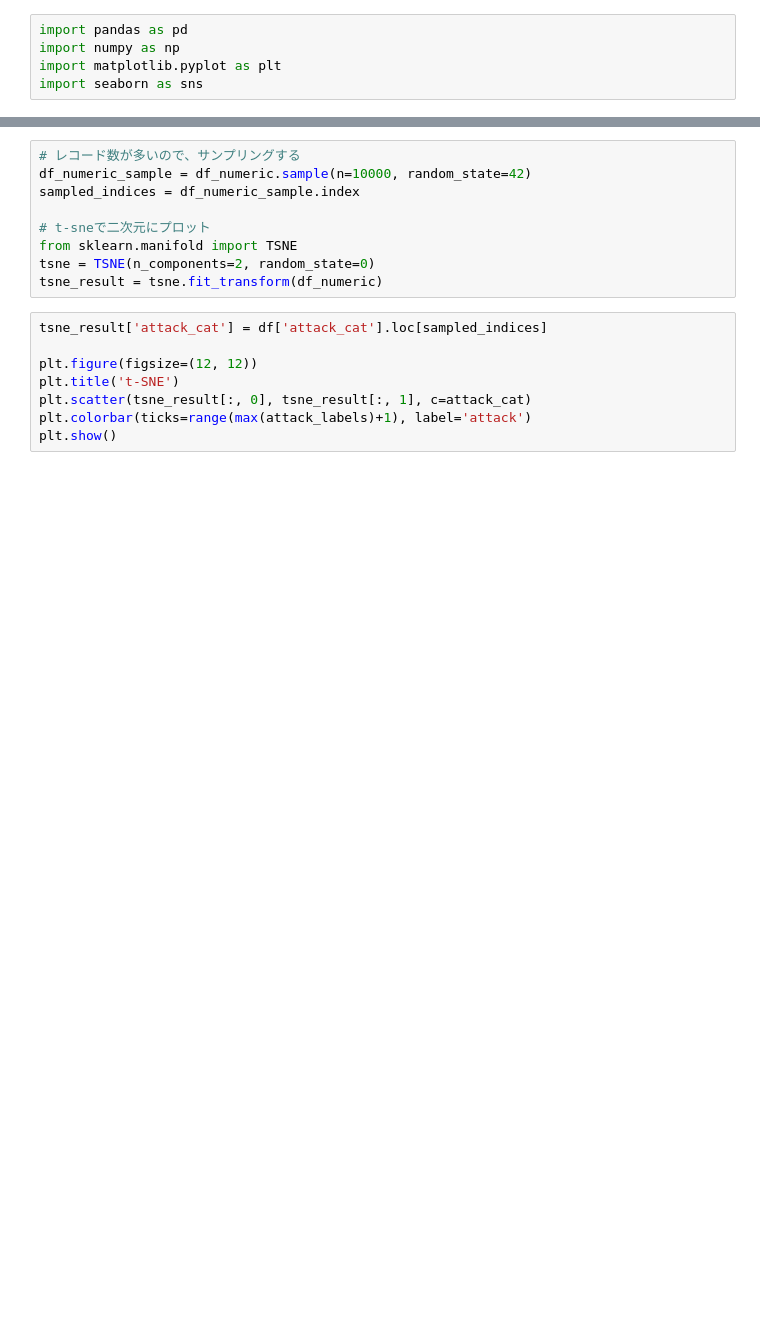
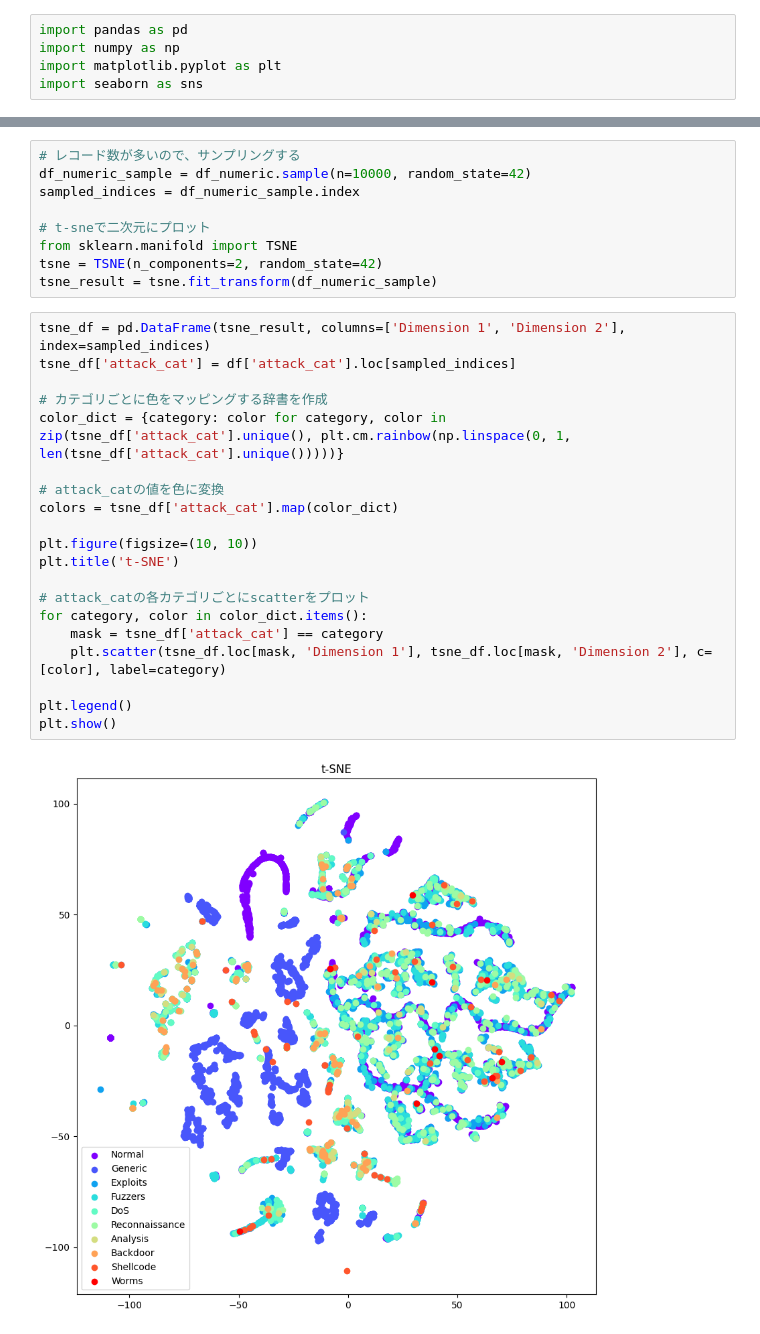
Before and after one commit to Sugata10723/IDS_IoT, a Jupyter notebook: plot_data.ipynb, the cells around one changed output, grey strips where cells are left out. Cells and saved outputs as stored; diff of their text form; blank space fills up the shorter version.

```diff
--- a/plot_data.ipynb
+++ b/plot_data.ipynb
@@ -27,13 +39,27 @@ sampled_indices = df_numeric_sample.index
 
 # t-sneで二次元にプロット
 from sklearn.manifold import TSNE
-tsne = TSNE(n_components=2, random_state=0)
-tsne_result = tsne.fit_transform(df_numeric)
+tsne = TSNE(n_components=2, random_state=42)
+tsne_result = tsne.fit_transform(df_numeric_sample)
-# %%
-tsne_result['attack_cat'] = df['attack_cat'].loc[sampled_indices]
-
-plt.figure(figsize=(12, 12))
-plt.title('t-SNE')
-plt.scatter(tsne_result[:, 0], tsne_result[:, 1], c=attack_cat)
-plt.colorbar(ticks=range(max(attack_labels)+1), label='attack')
-plt.show()
+# %%
+tsne_df = pd.DataFrame(tsne_result, columns=['Dimension 1', 'Dimension 2'], index=sampled_indices)
+tsne_df['attack_cat'] = df['attack_cat'].loc[sampled_indices]
+
+# カテゴリごとに色をマッピングする辞書を作成
+color_dict = {category: color for category, color in zip(tsne_df['attack_cat'].unique(), plt.cm.rainbow(np.linspace(0, 1, len(tsne_df['attack_cat'].unique()))))}
+
+# attack_catの値を色に変換
+colors = tsne_df['attack_cat'].map(color_dict)
+
+plt.figure(figsize=(10, 10))
+plt.title('t-SNE')
+
+# attack_catの各カテゴリごとにscatterをプロット
+for category, color in color_dict.items():
+    mask = tsne_df['attack_cat'] == category
+    plt.scatter(tsne_df.loc[mask, 'Dimension 1'], tsne_df.loc[mask, 'Dimension 2'], c=[color], label=category)
+
+plt.legend()
+plt.show()
+# %% [output]
+[figure, added]
```
Also changed, not shown: parts of 3 cells of this notebook, 6 other files.
